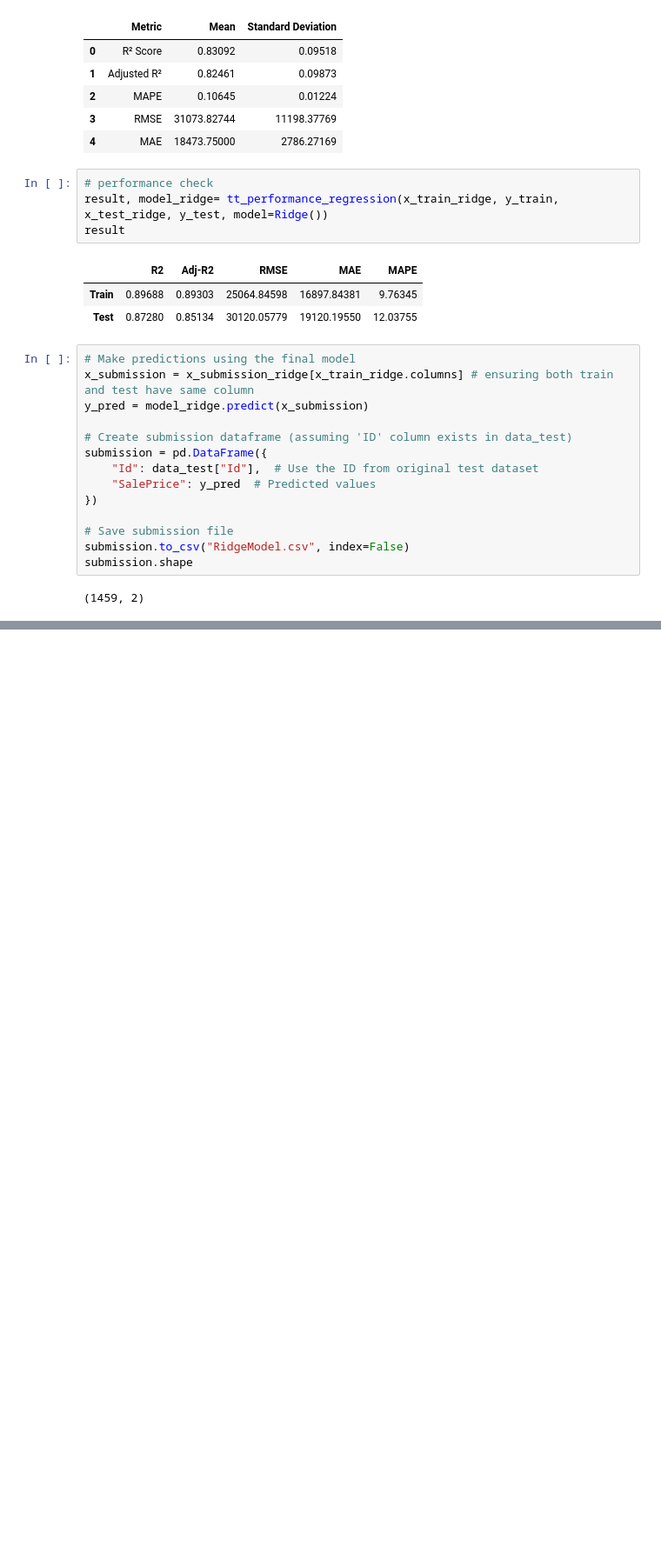
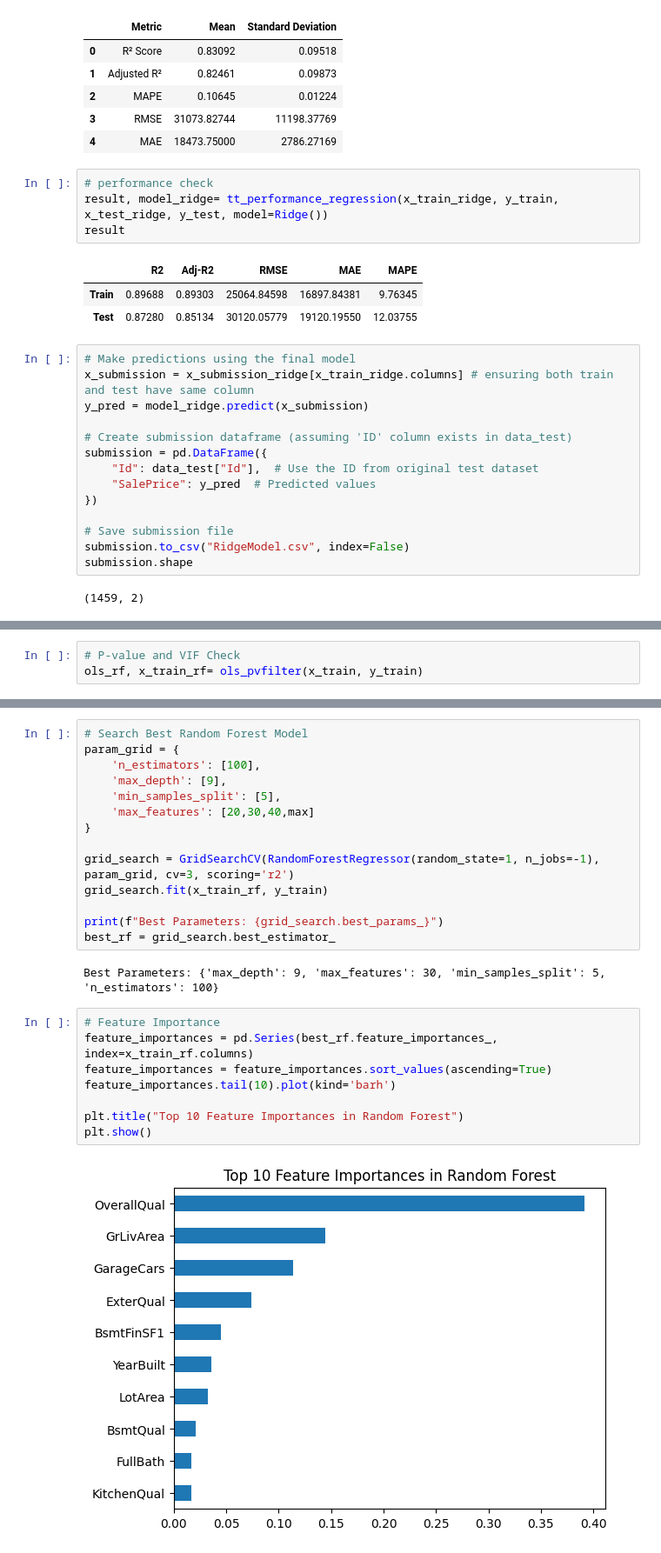
Before and after one commit to Alfredo2212/Kaggle-Data_Science, a Jupyter notebook: House Prices | Advanced Regression.ipynb, the cells around one changed output, grey strips where cells are left out. Shown at 87% size. Cells and saved outputs as stored; diff of their text form; blank space fills up the shorter version.

```diff
--- a/House Prices | Advanced Regression.ipynb
+++ b/House Prices | Advanced Regression.ipynb
@@ -1317,0 +1324,3 @@ Model doesnt benefit anymore from doing ridge penalization after transformation,
+# %%
+# P-value and VIF Check
+ols_rf, x_train_rf= ols_pvfilter(x_train, y_train)
@@ -1317,0 +1345,26 @@ Model doesnt benefit anymore from doing ridge penalization after transformation,
+# %%
+# Search Best Random Forest Model
+param_grid = {
+    'n_estimators': [100],
+    'max_depth': [9],
+    'min_samples_split': [5],
+    'max_features': [20,30,40,max]
+}
+
+grid_search = GridSearchCV(RandomForestRegressor(random_state=1, n_jobs=-1), param_grid, cv=3, scoring='r2')
+grid_search.fit(x_train_rf, y_train)
+
+print(f"Best Parameters: {grid_search.best_params_}")
+best_rf = grid_search.best_estimator_
+# %% [output]
+Best Parameters: {'max_depth': 9, 'max_features': 30, 'min_samples_split': 5, 'n_estimators': 100}
+# %%
+# Feature Importance
+feature_importances = pd.Series(best_rf.feature_importances_, index=x_train_rf.columns)
+feature_importances = feature_importances.sort_values(ascending=True)
+feature_importances.tail(10).plot(kind='barh')
+
+plt.title("Top 10 Feature Importances in Random Forest")
+plt.show()
+# %% [output]
+[figure, added]
```
Also changed, not shown: parts of 34 cells of this notebook.
